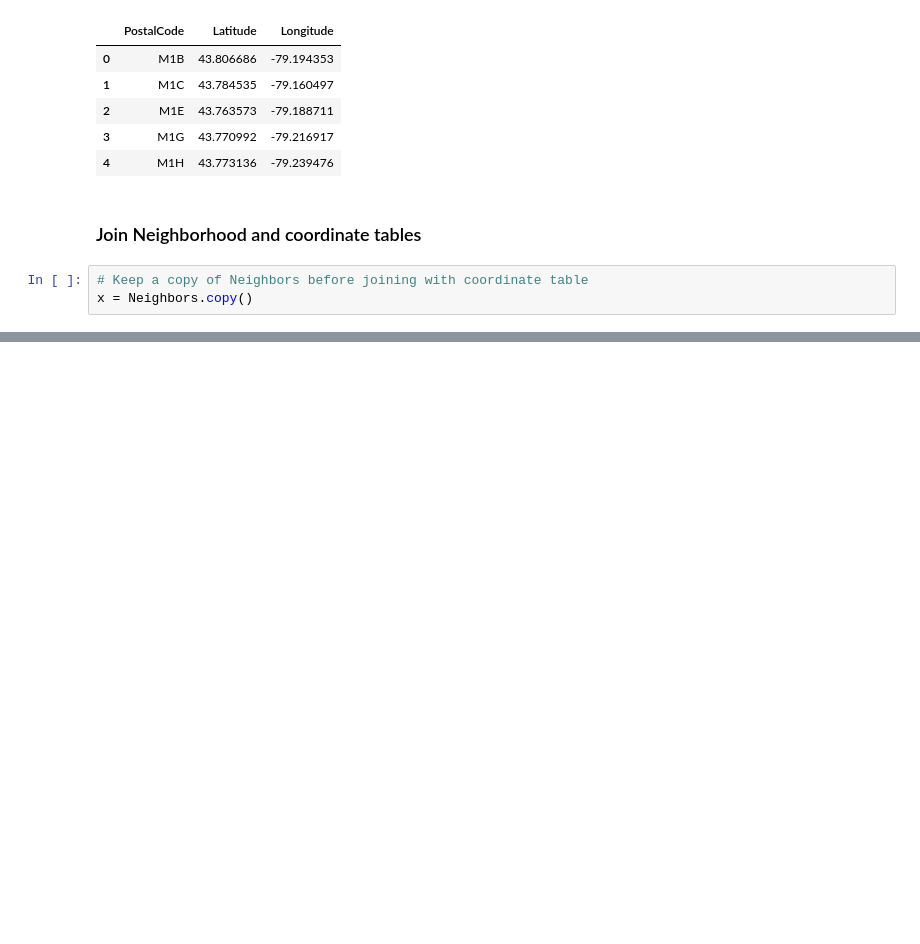
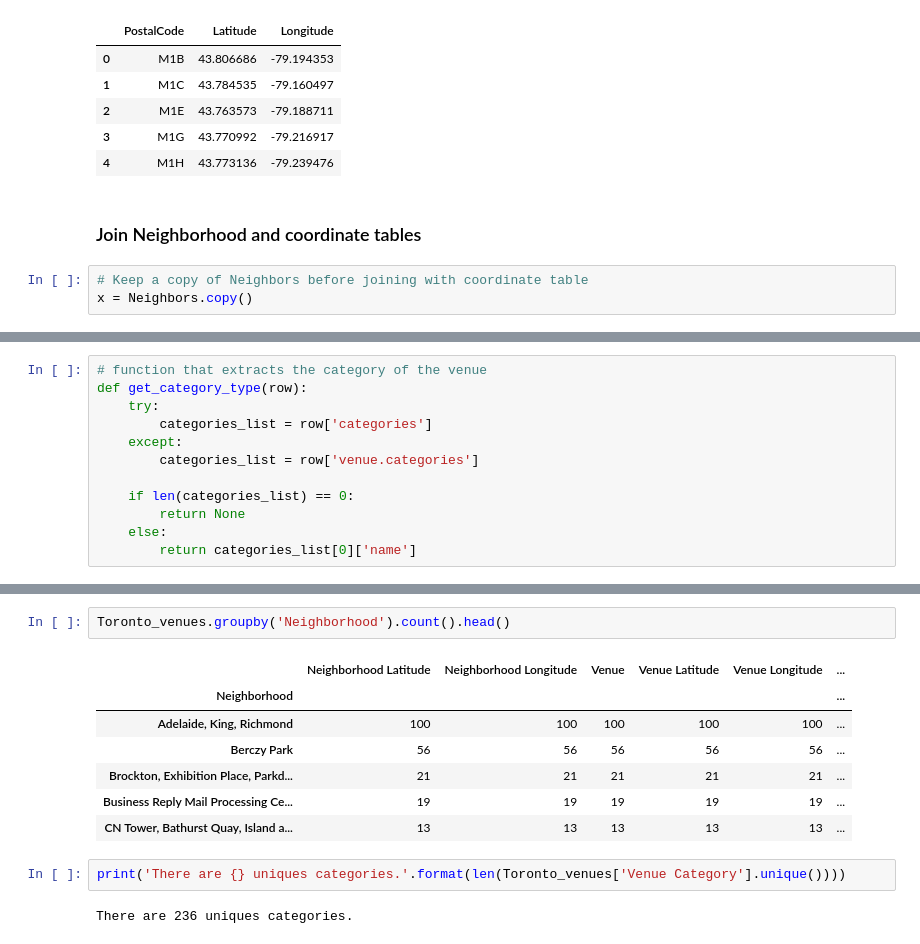
Before and after one commit to Ehsan-Negahbani/Coursera_Capstone, a Jupyter notebook: Toronto_Neighborhoods.ipynb, the cells around one changed output, grey strips where cells are left out. Drawn from its saved outputs; the diff is of its cells as text; blank space fills up the shorter version.

```diff
--- a/Toronto_Neighborhoods.ipynb
+++ b/Toronto_Neighborhoods.ipynb
@@ -173,0 +306,12 @@ new.head()
+# %%
+# function that extracts the category of the venue
+def get_category_type(row):
+    try:
+        categories_list = row['categories']
+    except:
+        categories_list = row['venue.categories']
+
+    if len(categories_list) == 0:
+        return None
+    else:
+        return categories_list[0]['name']
@@ -173,0 +432,14 @@ new.head()
+# %%
+Toronto_venues.groupby('Neighborhood').count().head()
+# %% [output]
+|  | Neighborhood Latitude | Neighborhood Longitude | Venue | Venue Latitude | Venue Longitude | ... |
+| Neighborhood |  |  |  |  |  | ... |
+| Adelaide, King, Richmond | 100 | 100 | 100 | 100 | 100 | ... |
+| Berczy Park | 56 | 56 | 56 | 56 | 56 | ... |
+| Brockton, Exhibition Place, Parkd... | 21 | 21 | 21 | 21 | 21 | ... |
+| Business Reply Mail Processing Ce... | 19 | 19 | 19 | 19 | 19 | ... |
+| CN Tower, Bathurst Quay, Island a... | 13 | 13 | 13 | 13 | 13 | ... |
+# %%
+print('There are {} uniques categories.'.format(len(Toronto_venues['Venue Category'].unique())))
+# %% [output]
+There are 236 uniques categories.
```
Also changed, not shown: parts of 49 cells of this notebook.
